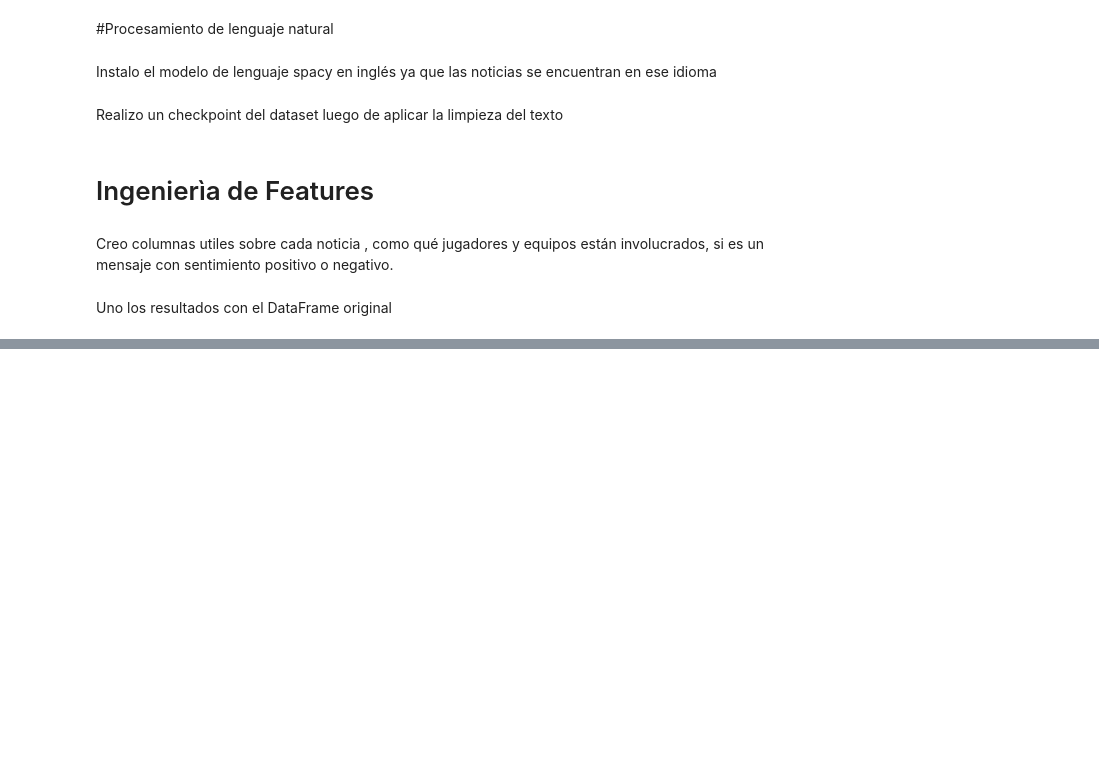
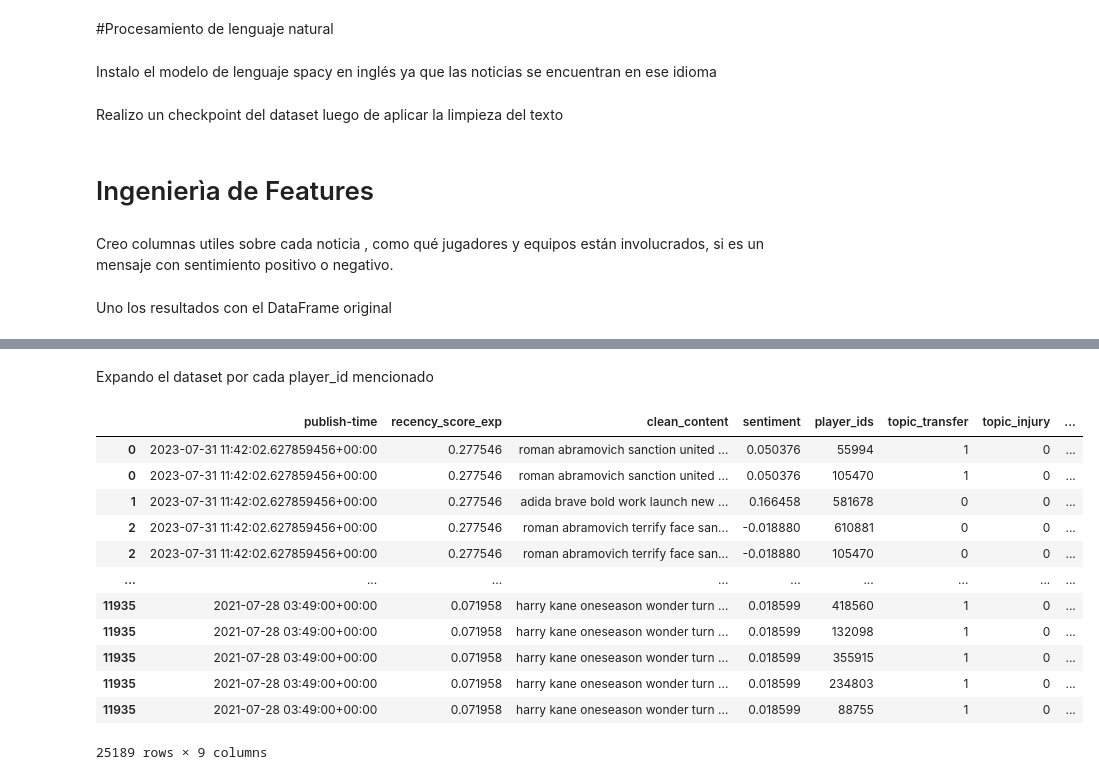
Before and after one commit to LucianoCostaP/Market-Value-Predictor, a Jupyter notebook: nlp-data-engineering/NPL_for_Market_Value.ipynb, the cells around one changed output, grey strips where cells are left out. Drawn from its saved outputs; the diff is of its cells as text; code cells hidden in the pictures; blank space fills up the shorter version.

```diff
--- a/nlp-data-engineering/NPL_for_Market_Value.ipynb
+++ b/nlp-data-engineering/NPL_for_Market_Value.ipynb
@@ -307,4 +311,39 @@ df.to_csv('checkpoint_features.csv', index=False)
 # %%
 df = pd.read_csv('checkpoint_features.csv')
 # %%
-df = df.drop(columns=['days_old'])
+df = df.drop(columns=['days_old','content','title'])
+# %% [markdown]
+Expando el dataset por cada player_id mencionado
+# %%
+df["player_ids"] = df["player_ids"].str.replace(r'[\[\]]', '', regex=True)
+df["player_ids"] = df["player_ids"].str.split(",")
+
+def clean_and_convert_to_int(x):
+    cleaned_ids = []
+    for i in x:
+        i = i.strip()
+        if i.replace('.', '', 1).isdigit():
+            cleaned_ids.append(int(float(i)))
+    return cleaned_ids
+
+df["player_ids"] = df["player_ids"].apply(clean_and_convert_to_int)
+
+df = df.explode("player_ids")
+
+df = df[df["player_ids"].notna()]
+
+df
+# %% [output]
+|  | publish-time | recency_score_exp | clean_content | sentiment | player_ids | topic_transfer | topic_injury | ... |
+| 0 | 2023-07-31 11:42:02.627859456+00:00 | 0.277546 | roman abramovich sanction united ... | 0.050376 | 55994 | 1 | 0 | ... |
+| 0 | 2023-07-31 11:42:02.627859456+00:00 | 0.277546 | roman abramovich sanction united ... | 0.050376 | 105470 | 1 | 0 | ... |
+| 1 | 2023-07-31 11:42:02.627859456+00:00 | 0.277546 | adida brave bold work launch new ... | 0.166458 | 581678 | 0 | 0 | ... |
+| 2 | 2023-07-31 11:42:02.627859456+00:00 | 0.277546 | roman abramovich terrify face san... | -0.018880 | 610881 | 0 | 0 | ... |
+| 2 | 2023-07-31 11:42:02.627859456+00:00 | 0.277546 | roman abramovich terrify face san... | -0.018880 | 105470 | 0 | 0 | ... |
+| ... | ... | ... | ... | ... | ... | ... | ... | ... |
+| 11935 | 2021-07-28 03:49:00+00:00 | 0.071958 | harry kane oneseason wonder turn ... | 0.018599 | 418560 | 1 | 0 | ... |
+| 11935 | 2021-07-28 03:49:00+00:00 | 0.071958 | harry kane oneseason wonder turn ... | 0.018599 | 132098 | 1 | 0 | ... |
+| 11935 | 2021-07-28 03:49:00+00:00 | 0.071958 | harry kane oneseason wonder turn ... | 0.018599 | 355915 | 1 | 0 | ... |
+| 11935 | 2021-07-28 03:49:00+00:00 | 0.071958 | harry kane oneseason wonder turn ... | 0.018599 | 234803 | 1 | 0 | ... |
+| 11935 | 2021-07-28 03:49:00+00:00 | 0.071958 | harry kane oneseason wonder turn ... | 0.018599 | 88755 | 1 | 0 | ... |
+25189 rows × 9 columns
```
Also changed, not shown: parts of 14 cells of this notebook, 26 other files.
